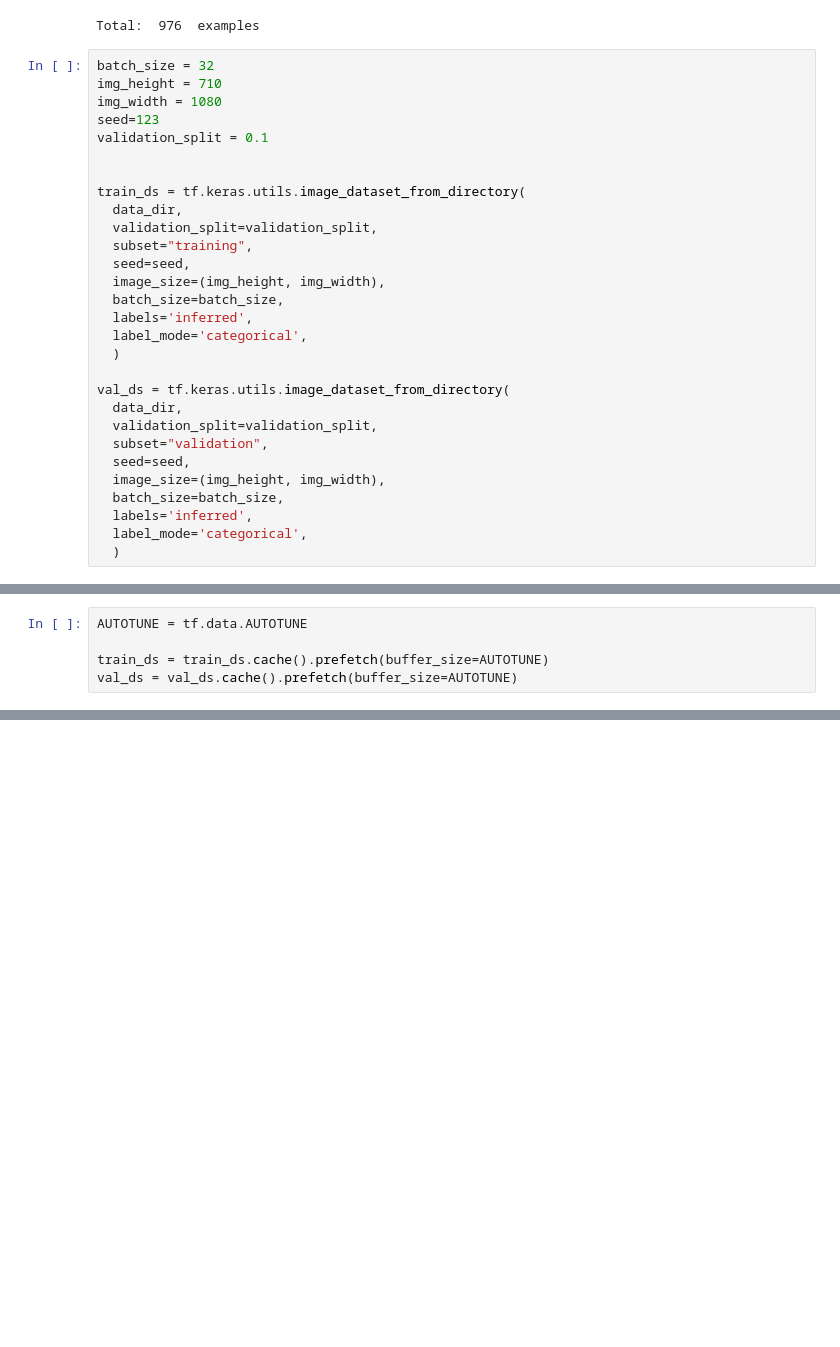
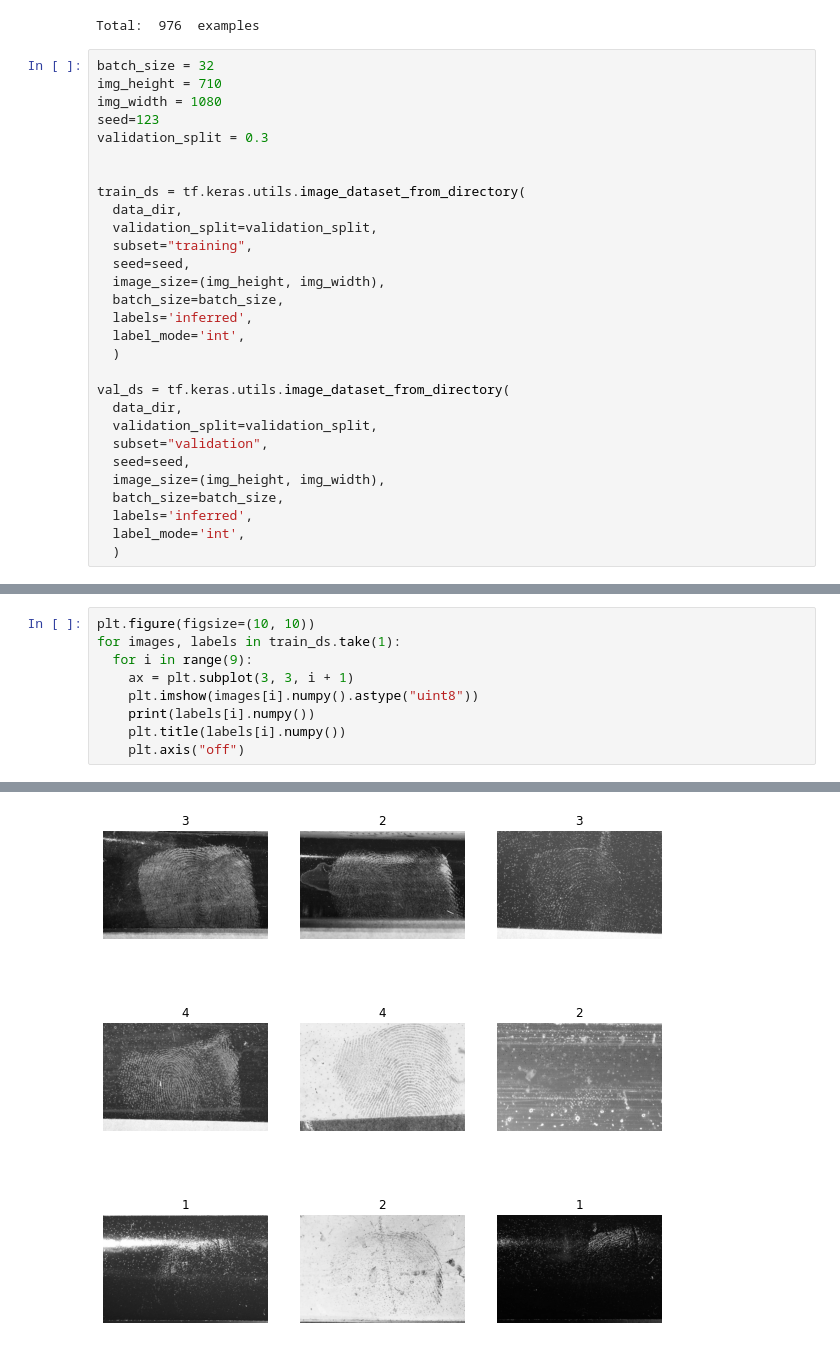
Before and after one commit to KobiAms/FingerprintsQuality, a Jupyter notebook: FP_classification.ipynb, the cells around one changed output, grey strips where cells are left out. Cells and saved outputs as stored; diff of their text form; blank space fills up the shorter version.

```diff
--- a/FP_classification.ipynb
+++ b/FP_classification.ipynb
@@ -23,7 +24,7 @@ batch_size = 32
 img_height = 710
 img_width = 1080
 seed=123
-validation_split = 0.1
+validation_split = 0.3
 
 
 train_ds = tf.keras.utils.image_dataset_from_directory(
@@ -34,7 +35,7 @@ train_ds = tf.keras.utils.image_dataset_from_directory(
   image_size=(img_height, img_width),
   batch_size=batch_size,
   labels='inferred',
-  label_mode='categorical',
+  label_mode='int',
   )
 
 val_ds = tf.keras.utils.image_dataset_from_directory(
@@ -45,7 +46,7 @@ val_ds = tf.keras.utils.image_dataset_from_directory(
   image_size=(img_height, img_width),
   batch_size=batch_size,
   labels='inferred',
-  label_mode='categorical',
+  label_mode='int',
   )
 # %% [output]
 Found 976 files belonging to 5 classes.
@@ -90,5 +70,0 @@ print(np.min(first_image), np.max(first_image))
-# %%
-AUTOTUNE = tf.data.AUTOTUNE
-
-train_ds = train_ds.cache().prefetch(buffer_size=AUTOTUNE)
-val_ds = val_ds.cache().prefetch(buffer_size=AUTOTUNE)
@@ -123,0 +71,10 @@ KeyboardInterrupt:
+# %%
+plt.figure(figsize=(10, 10))
+for images, labels in train_ds.take(1):
+  for i in range(9):
+    ax = plt.subplot(3, 3, i + 1)
+    plt.imshow(images[i].numpy().astype("uint8"))
+    print(labels[i].numpy())
+    plt.title(labels[i].numpy())
+    plt.axis("off")
+# %% [output]
@@ -123,0 +90 @@ KeyboardInterrupt:
+[figure, added]
```
Also changed, not shown: parts of 11 cells of this notebook.
